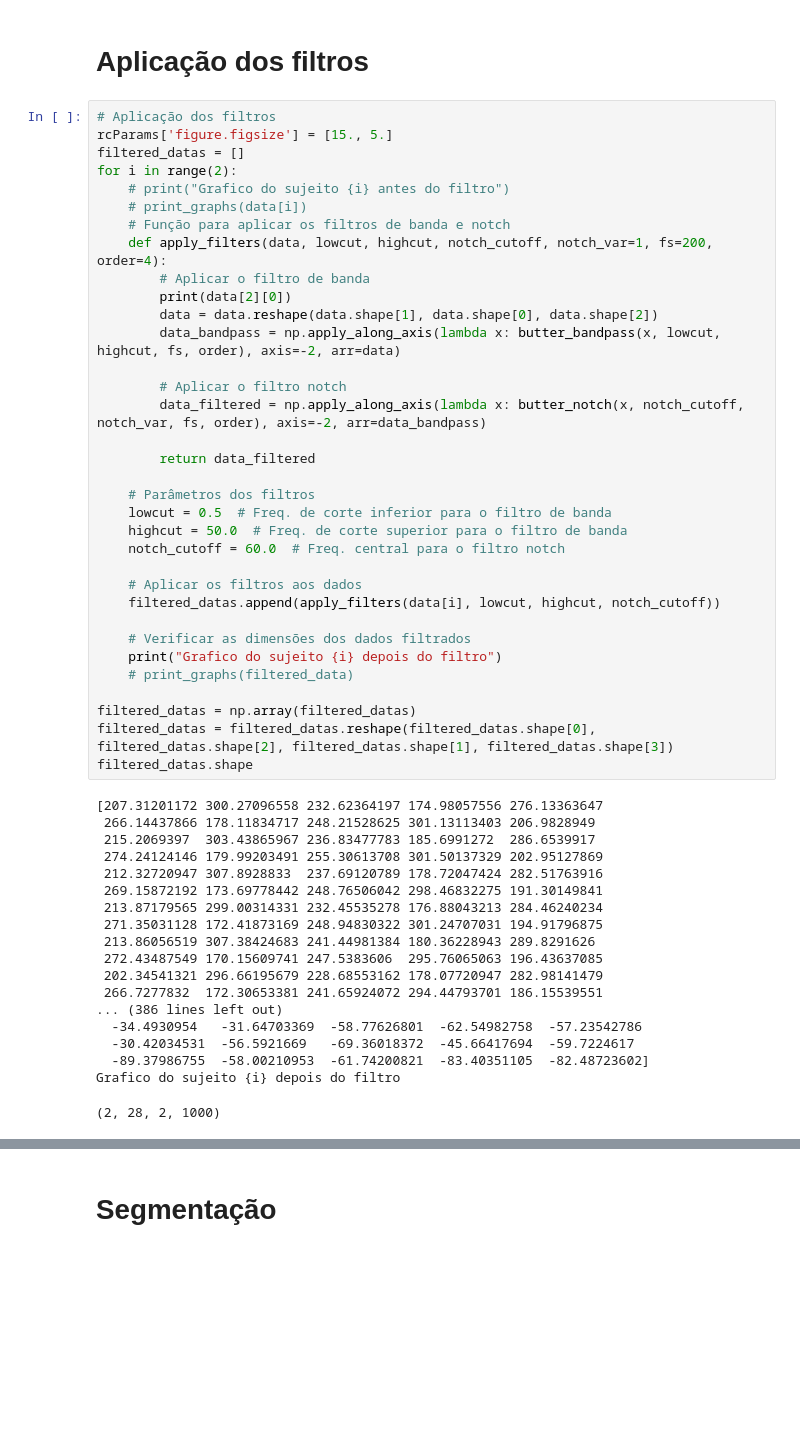
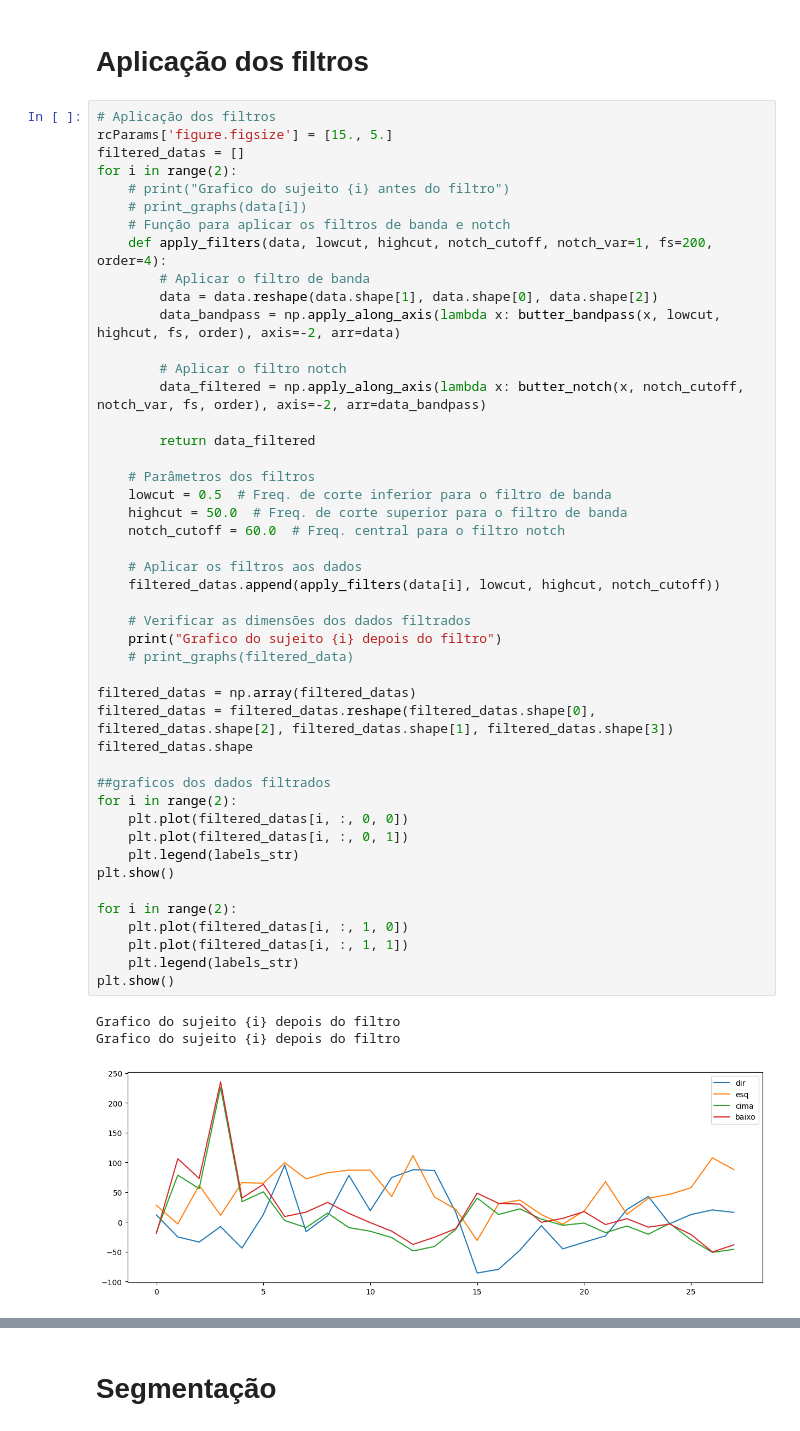
Before and after one commit to caiotheodoro/patter-recog, a Jupyter notebook: EOG/prepare.ipynb, the cells around one changed output, grey strips where cells are left out. Saved outputs shown, nothing was run; the diff lists cells and outputs as text; blank space fills up the shorter version.

```diff
--- a/EOG/prepare.ipynb
+++ b/EOG/prepare.ipynb
@@ -107,48 +116,45 @@ for i in range(2):
     # print("Grafico do sujeito {i} antes do filtro")
     # print_graphs(data[i])
     # Função para aplicar os filtros de banda e notch
     def apply_filters(data, lowcut, highcut, notch_cutoff, notch_var=1, fs=200, order=4):
         # Aplicar o filtro de banda
-        print(data[2][0])
         data = data.reshape(data.shape[1], data.shape[0], data.shape[2])
         data_bandpass = np.apply_along_axis(lambda x: butter_bandpass(x, lowcut, highcut, fs, order), axis=-2, arr=data)
 
         # Aplicar o filtro notch
         data_filtered = np.apply_along_axis(lambda x: butter_notch(x, notch_cutoff, notch_var, fs, order), axis=-2, arr=data_bandpass)
 
         return data_filtered
 
     # Parâmetros dos filtros
     lowcut = 0.5  # Freq. de corte inferior para o filtro de banda
     highcut = 50.0  # Freq. de corte superior para o filtro de banda
     notch_cutoff = 60.0  # Freq. central para o filtro notch
 
     # Aplicar os filtros aos dados
     filtered_datas.append(apply_filters(data[i], lowcut, highcut, notch_cutoff))
 
     # Verificar as dimensões dos dados filtrados
     print("Grafico do sujeito {i} depois do filtro")
     # print_graphs(filtered_data)
 
 filtered_datas = np.array(filtered_datas)
 filtered_datas = filtered_datas.reshape(filtered_datas.shape[0], filtered_datas.shape[2], filtered_datas.shape[1], filtered_datas.shape[3])
 filtered_datas.shape
+
+##graficos dos dados filtrados
+for i in range(2):
+    plt.plot(filtered_datas[i, :, 0, 0])
+    plt.plot(filtered_datas[i, :, 0, 1])
+    plt.legend(labels_str)
+plt.show()
+
+for i in range(2):
+    plt.plot(filtered_datas[i, :, 1, 0])
+    plt.plot(filtered_datas[i, :, 1, 1])
+    plt.legend(labels_str)
+plt.show()
 # %% [output]
-[207.31201172 300.27096558 232.62364197 174.98057556 276.13363647
- 266.14437866 178.11834717 248.21528625 301.13113403 206.9828949
- 215.2069397  303.43865967 236.83477783 185.6991272  286.6539917
- 274.24124146 179.99203491 255.30613708 301.50137329 202.95127869
- 212.32720947 307.8928833  237.69120789 178.72047424 282.51763916
- 269.15872192 173.69778442 248.76506042 298.46832275 191.30149841
- 213.87179565 299.00314331 232.45535278 176.88043213 284.46240234
- 271.35031128 172.41873169 248.94830322 301.24707031 194.91796875
- 213.86056519 307.38424683 241.44981384 180.36228943 289.8291626
- 272.43487549 170.15609741 247.5383606  295.76065063 196.43637085
- 202.34541321 296.66195679 228.68553162 178.07720947 282.98141479
- 266.7277832  172.30653381 241.65924072 294.44793701 186.15539551
-... (386 lines left out)
-  -34.4930954   -31.64703369  -58.77626801  -62.54982758  -57.23542786
-  -30.42034531  -56.5921669   -69.36018372  -45.66417694  -59.7224617
-  -89.37986755  -58.00210953  -61.74200821  -83.40351105  -82.48723602]
 Grafico do sujeito {i} depois do filtro
+Grafico do sujeito {i} depois do filtro
-(2, 28, 2, 1000)
+[figure, added]
```
Also changed, not shown: parts of 6 cells of this notebook, 3 other files.
